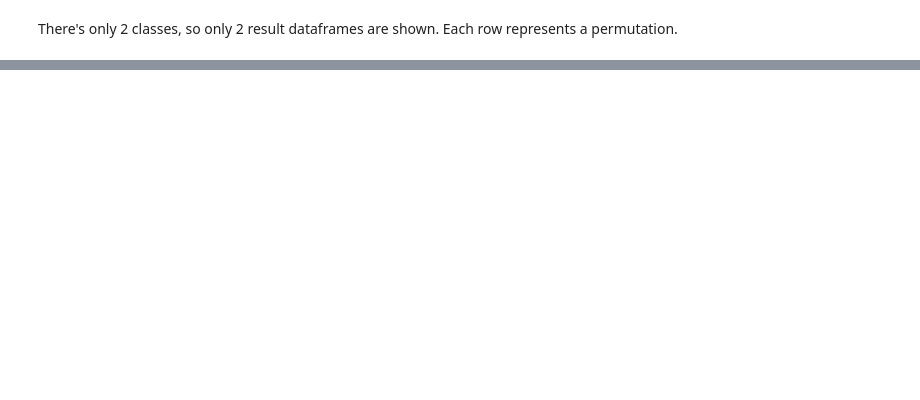
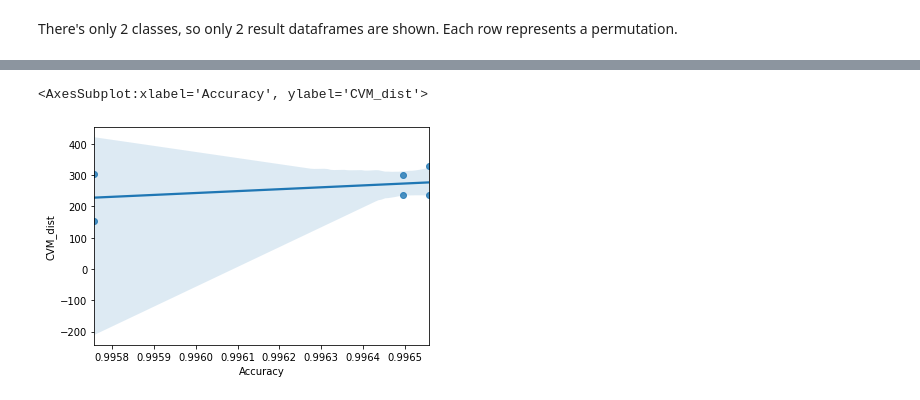
Before and after one commit to ISorokos/SafeML, a Jupyter notebook: Implementation_in_Python/CICIDS2017_Security_Data/Security_CICIDS2017_v1.ipynb, the cells around one changed output, grey strips where cells are left out. Drawn from its saved outputs; the diff is of its cells as text; code cells hidden in the pictures; blank space fills up the shorter version.

```diff
--- a/Implementation_in_Python/CICIDS2017_Security_Data/Security_CICIDS2017_v1.ipynb
+++ b/Implementation_in_Python/CICIDS2017_Security_Data/Security_CICIDS2017_v1.ipynb
@@ -1056,0 +1132,5 @@ There's only 2 classes, so only 2 result dataframes are shown. Each row represen
+# %%
+sns.regplot(data=concatenated, x='Accuracy', y='CVM_dist')
+# %% [output]
+<AxesSubplot:xlabel='Accuracy', ylabel='CVM_dist'>
+[figure, added]
```
Also changed, not shown: parts of 12 cells of this notebook.
